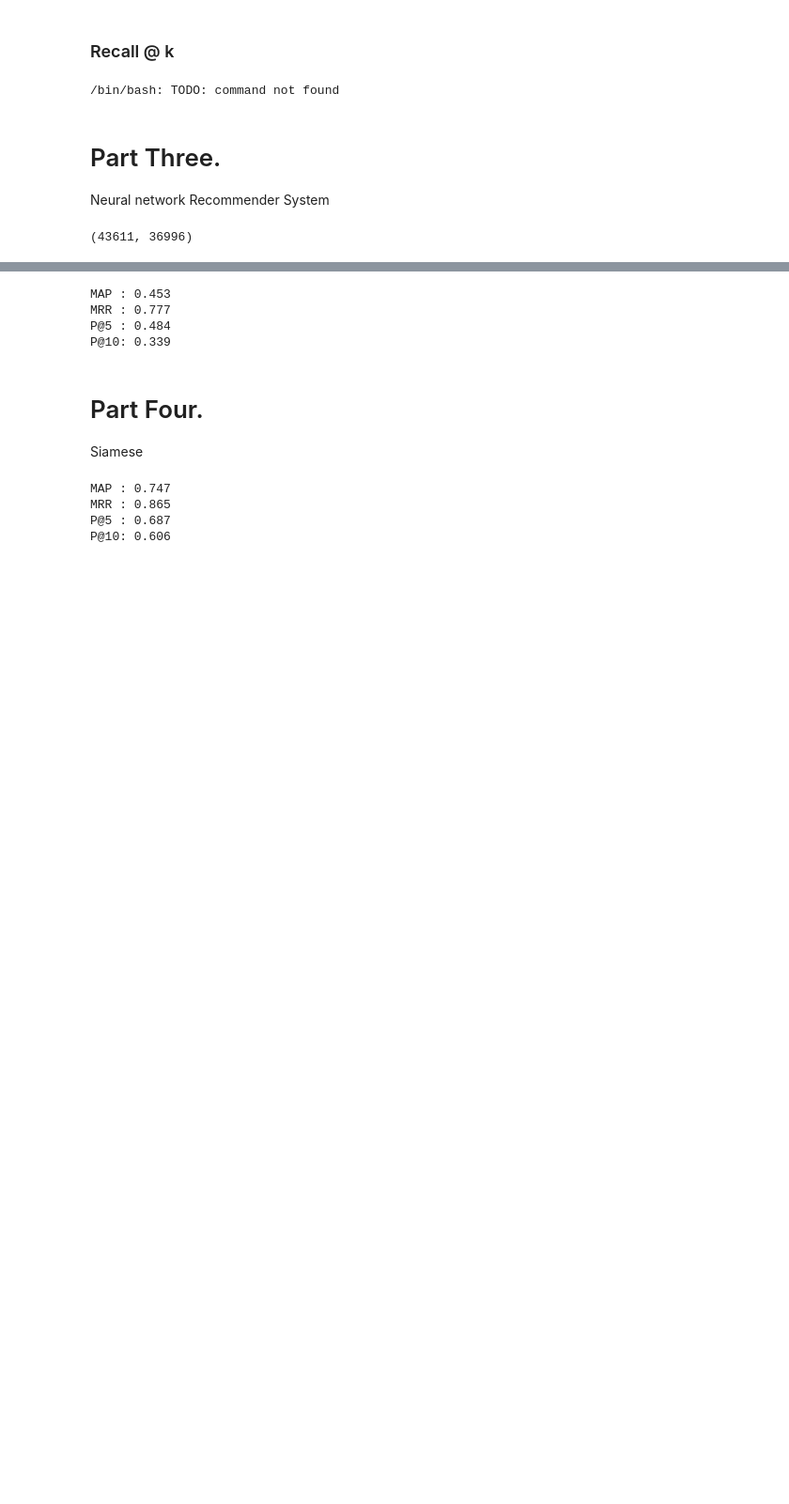
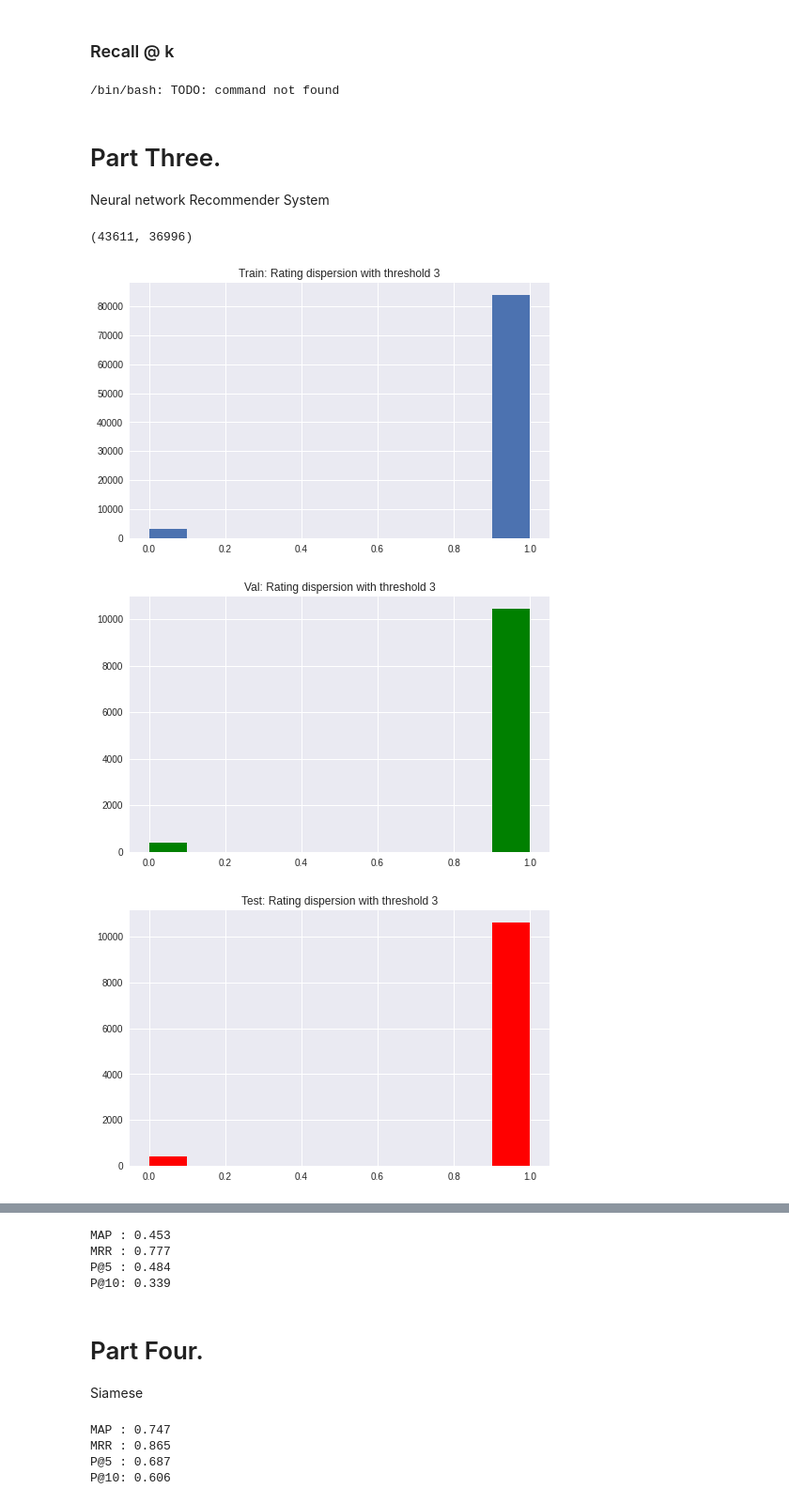
Before and after one commit to nahbos/AUT-Advanced-Information-Retrieval, a Jupyter notebook: Ex03/recommender_system.ipynb, the cells around one changed output, grey strips where cells are left out. Shown at 94% size. Saved outputs shown, nothing was run; the diff lists cells and outputs as text; code cells hidden in the pictures; blank space fills up the shorter version.

```diff
--- a/Ex03/recommender_system.ipynb
+++ b/Ex03/recommender_system.ipynb
@@ -421,5 +421,31 @@ n_users = len(train.user_id.unique()) + len(val.user_id.unique()) + len(test.use
 n_items, n_users
 # %% [output]
 (43611, 36996)
+# %%
+THRESHOLD = 3
+def get_binary(arr):
+    return np.array([1 if x >= THRESHOLD else 0 for x in arr])
+# %%
+with plt.style.context('seaborn'):
+    plt.figure(figsize=(8, 5))
+    plt.hist(get_binary(train.rating))
+    plt.title('Train: Rating dispersion with threshold {}'.format(THRESHOLD))
+    plt.show()
+
+with plt.style.context('seaborn'):
+    plt.figure(figsize=(8, 5))
+    plt.hist(get_binary(val.rating), color='green')
+    plt.title('Val: Rating dispersion with threshold {}'.format(THRESHOLD))
+    plt.show()
+
+with plt.style.context('seaborn'):
+    plt.figure(figsize=(8, 5))
+    plt.hist(get_binary(test.rating), color='red')
+    plt.title('Test: Rating dispersion with threshold {}'.format(THRESHOLD))
+    plt.show()
+# %% [output]
+[figure, added]
+[figure, added]
+[figure, added]
 # %%
 # creating book embedding path
```
Also changed, not shown: parts of 7 cells of this notebook.
